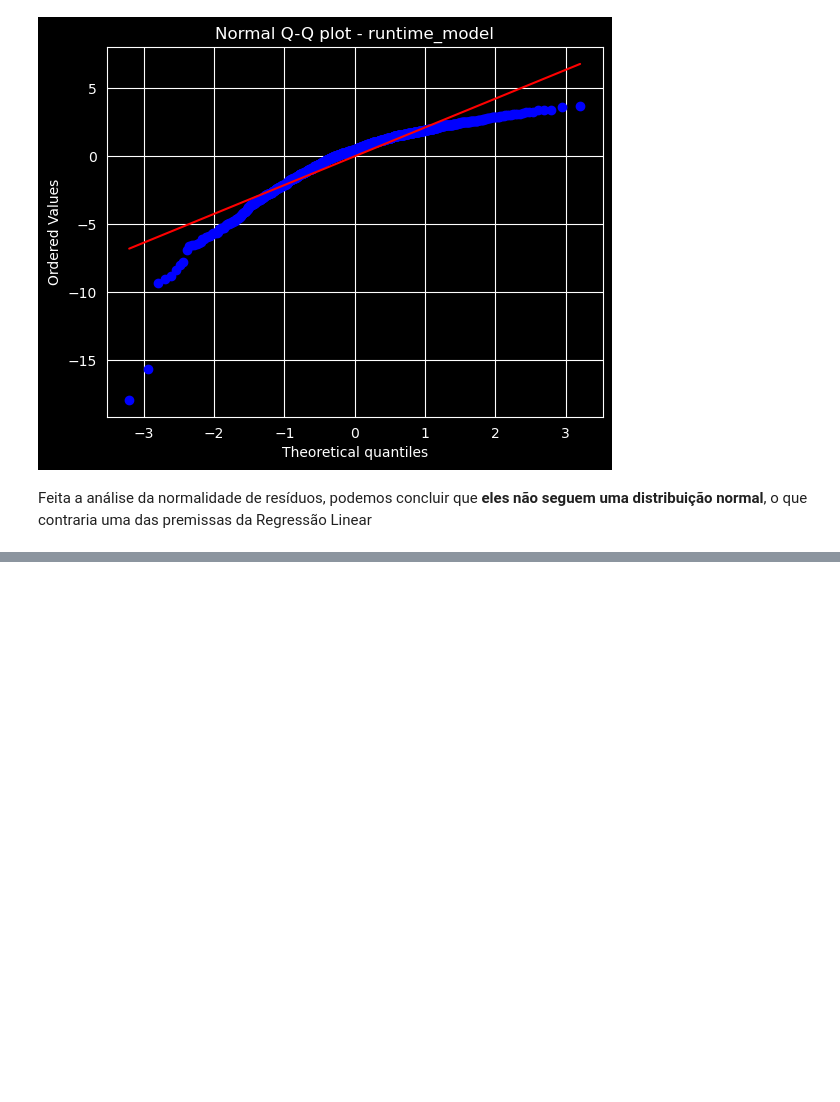
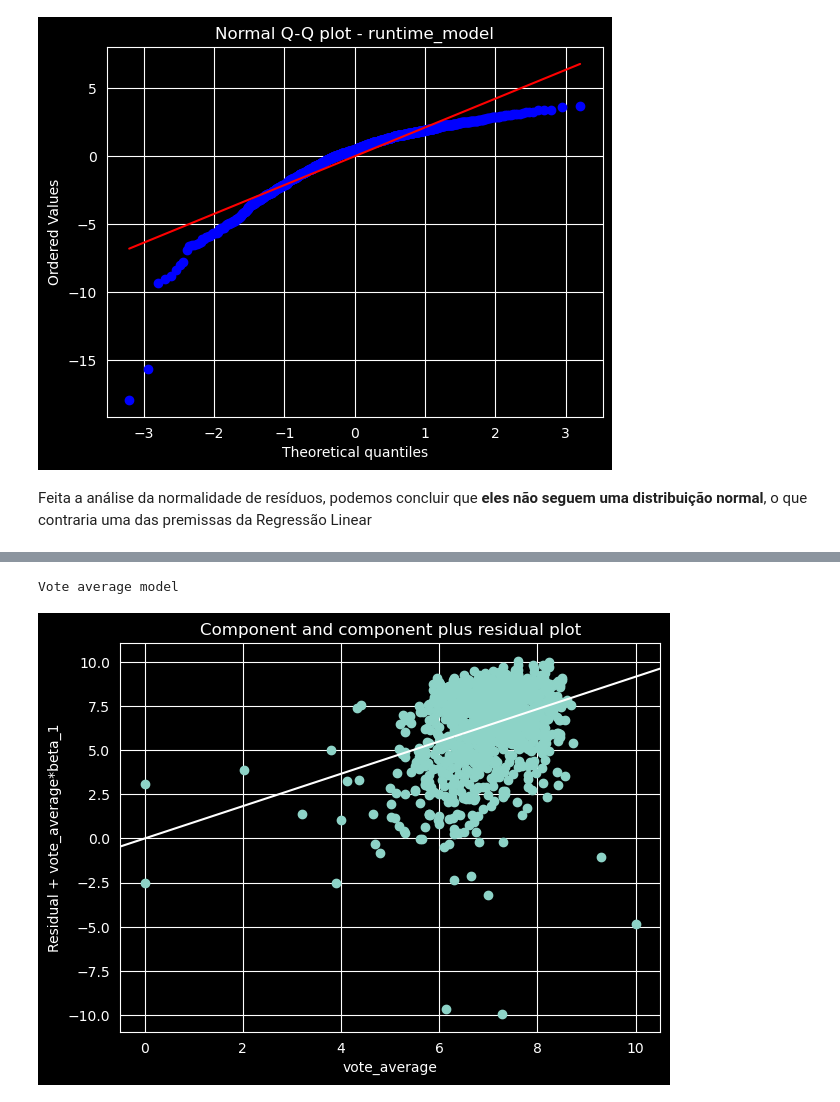
Before and after one commit to LucasPeil/movies_analysis, a Jupyter notebook: movies_analysis.ipynb, the cells around one changed output, grey strips where cells are left out. Saved outputs shown, nothing was run; the diff lists cells and outputs as text; code cells hidden in the pictures; blank space fills up the shorter version.

```diff
--- a/movies_analysis.ipynb
+++ b/movies_analysis.ipynb
@@ -304,0 +338,7 @@ Feita a análise da normalidade de resíduos, podemos concluir que **eles não s
+# %%
+print("Vote average model")
+fig = sm.graphics.plot_ccpr(vote_average_model,"vote_average")
+fig.tight_layout(pad=1.0)
+# %% [output]
+Vote average model
+[figure, added]
```
Also changed, not shown: parts of 15 cells of this notebook, 2 other files.
